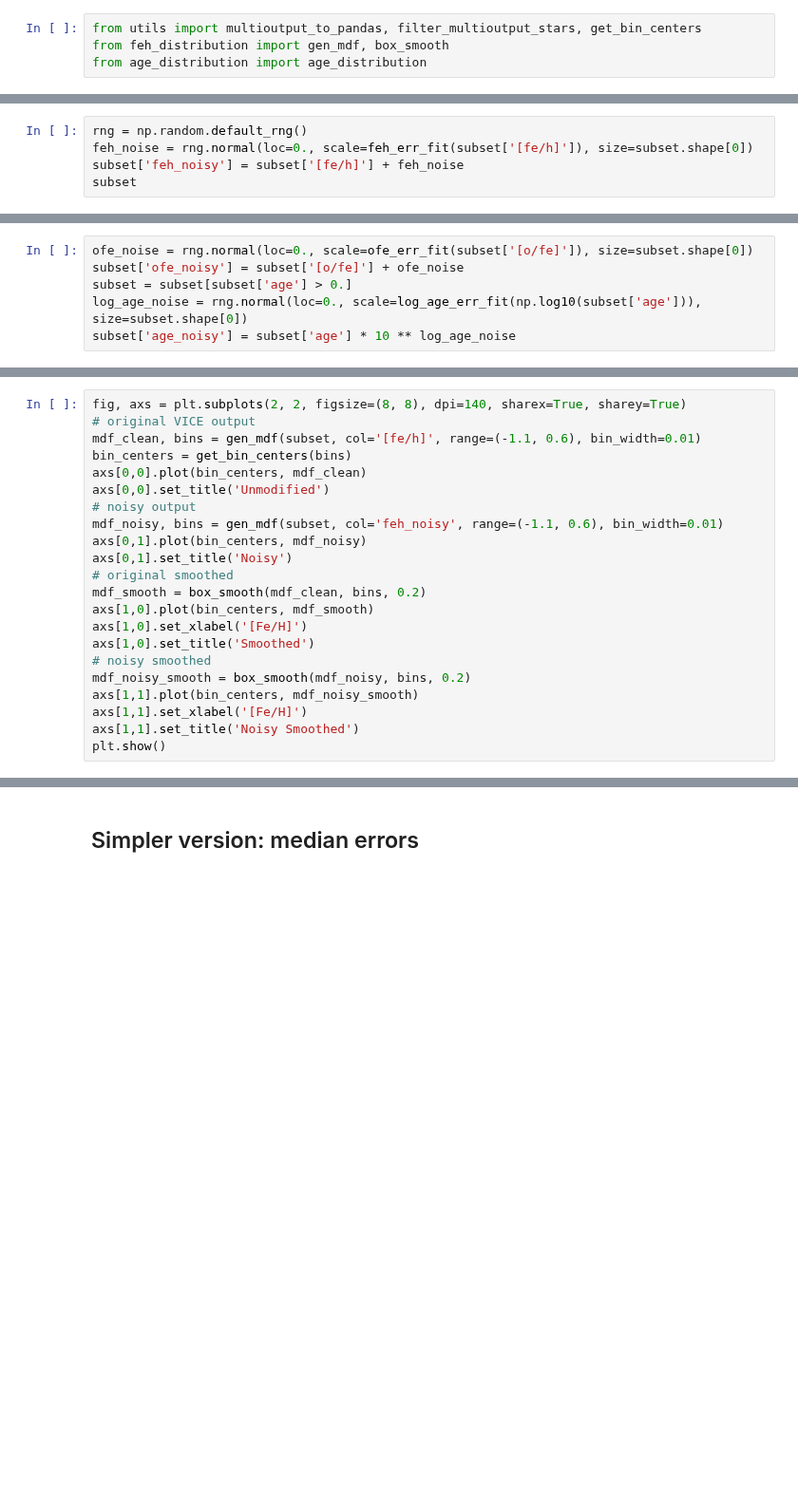
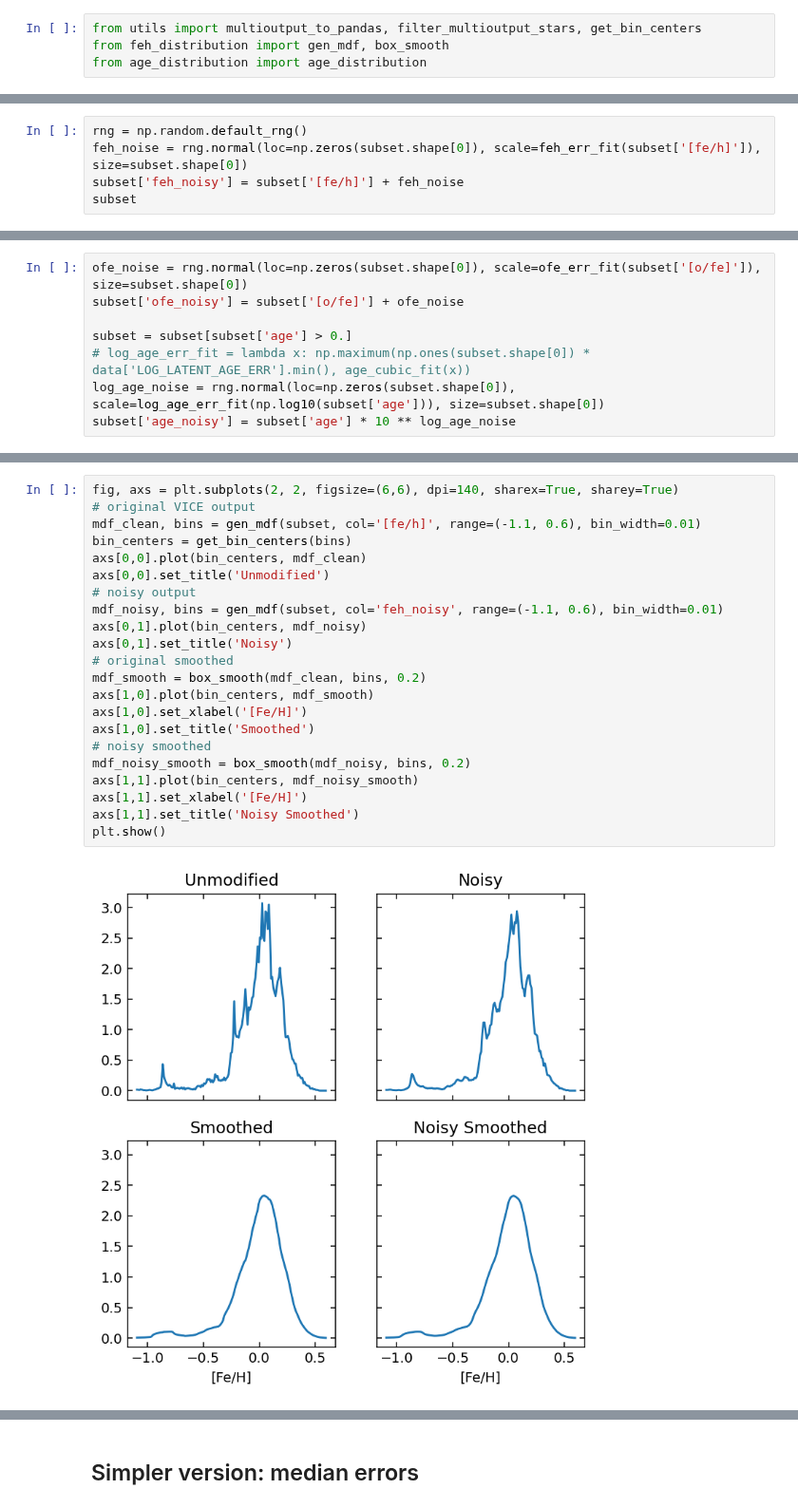
Before and after one commit to lodubay/galactic-dtd, a Jupyter notebook: notebooks/abundance_uncertainty.ipynb, the cells around one changed output, grey strips where cells are left out. Shown at 95% size. Cells and saved outputs as stored; diff of their text form; blank space fills up the shorter version.

```diff
--- a/notebooks/abundance_uncertainty.ipynb
+++ b/notebooks/abundance_uncertainty.ipynb
@@ -248,5 +262,5 @@ subset
 # %%
 rng = np.random.default_rng()
-feh_noise = rng.normal(loc=0., scale=feh_err_fit(subset['[fe/h]']), size=subset.shape[0])
+feh_noise = rng.normal(loc=np.zeros(subset.shape[0]), scale=feh_err_fit(subset['[fe/h]']), size=subset.shape[0])
 subset['feh_noisy'] = subset['[fe/h]'] + feh_noise
 subset
@@ -253,8 +281,10 @@ subset
 # %%
-ofe_noise = rng.normal(loc=0., scale=ofe_err_fit(subset['[o/fe]']), size=subset.shape[0])
+ofe_noise = rng.normal(loc=np.zeros(subset.shape[0]), scale=ofe_err_fit(subset['[o/fe]']), size=subset.shape[0])
 subset['ofe_noisy'] = subset['[o/fe]'] + ofe_noise
+
 subset = subset[subset['age'] > 0.]
-log_age_noise = rng.normal(loc=0., scale=log_age_err_fit(np.log10(subset['age'])), size=subset.shape[0])
+# log_age_err_fit = lambda x: np.maximum(np.ones(subset.shape[0]) * data['LOG_LATENT_AGE_ERR'].min(), age_cubic_fit(x))
+log_age_noise = rng.normal(loc=np.zeros(subset.shape[0]), scale=log_age_err_fit(np.log10(subset['age'])), size=subset.shape[0])
 subset['age_noisy'] = subset['age'] * 10 ** log_age_noise
 # %%
 fig, axs = plt.subplots(1, 2, figsize=(8, 4), dpi=140, sharex=True, sharey=True)
@@ -268,23 +300,25 @@ plt.show()
 # %%
-fig, axs = plt.subplots(2, 2, figsize=(8, 8), dpi=140, sharex=True, sharey=True)
+fig, axs = plt.subplots(2, 2, figsize=(6,6), dpi=140, sharex=True, sharey=True)
 # original VICE output
 mdf_clean, bins = gen_mdf(subset, col='[fe/h]', range=(-1.1, 0.6), bin_width=0.01)
 bin_centers = get_bin_centers(bins)
 axs[0,0].plot(bin_centers, mdf_clean)
 axs[0,0].set_title('Unmodified')
 # noisy output
 mdf_noisy, bins = gen_mdf(subset, col='feh_noisy', range=(-1.1, 0.6), bin_width=0.01)
 axs[0,1].plot(bin_centers, mdf_noisy)
 axs[0,1].set_title('Noisy')
 # original smoothed
 mdf_smooth = box_smooth(mdf_clean, bins, 0.2)
 axs[1,0].plot(bin_centers, mdf_smooth)
 axs[1,0].set_xlabel('[Fe/H]')
 axs[1,0].set_title('Smoothed')
 # noisy smoothed
 mdf_noisy_smooth = box_smooth(mdf_noisy, bins, 0.2)
 axs[1,1].plot(bin_centers, mdf_noisy_smooth)
 axs[1,1].set_xlabel('[Fe/H]')
 axs[1,1].set_title('Noisy Smoothed')
 plt.show()
+# %% [output]
+[figure, added]
 # %%
```
Also changed, not shown: parts of 15 cells of this notebook.
